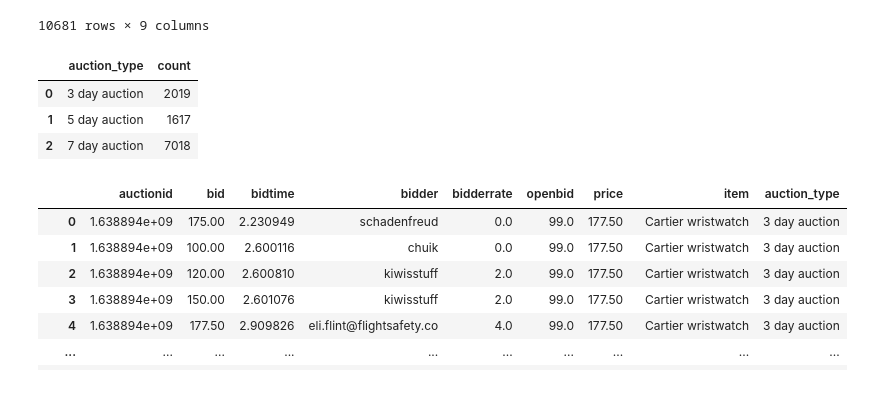
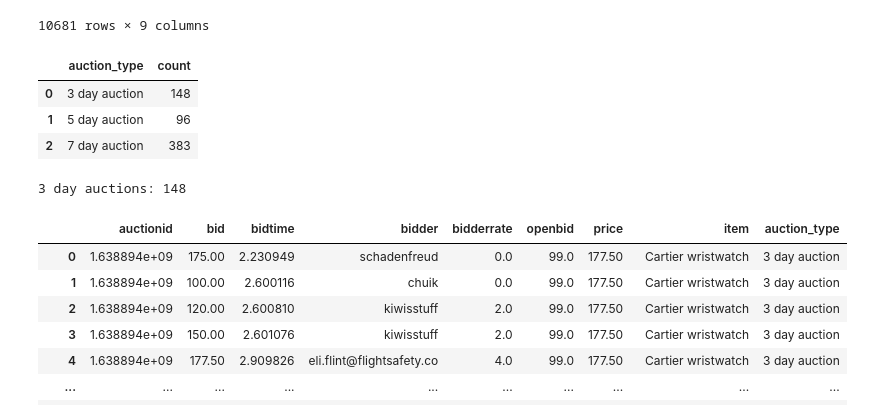
Before and after one commit to findraj/Auction-Dynamics-Simulation, a Jupyter notebook: analysis/results/results.ipynb, the cells around one changed output. Saved outputs shown, nothing was run; the diff lists cells and outputs as text; code cells hidden in the pictures.

```diff
--- a/analysis/results/results.ipynb
+++ b/analysis/results/results.ipynb
@@ -153,17 +155,23 @@ ebay_df
 10681 rows × 9 columns
 # %%
 ebay_df = ebay_df.dropna()
-counts_df = ebay_df.groupby('auction_type').size().reset_index(name='count')
+# Only keep distinc auctionids
+ebay_df_counts = ebay_df.drop_duplicates(subset='auctionid')
+# Group by auction type
+counts_df = ebay_df_counts.groupby('auction_type').size().reset_index(name='count')
 counts_df
 # %% [output]
 |  | auction_type | count |
-| 0 | 3 day auction | 2019 |
-| 1 | 5 day auction | 1617 |
-| 2 | 7 day auction | 7018 |
+| 0 | 3 day auction | 148 |
+| 1 | 5 day auction | 96 |
+| 2 | 7 day auction | 383 |
 # %%
 auctions_3_days = ebay_df.where(ebay_df['auction_type'].str.contains("3 day auction"))
 auctions_3_days = auctions_3_days.dropna()
-auctions_3_days_len = len(auctions_3_days)
+auctions_3_days_len = len(auctions_3_days.groupby('auctionid'))
+print('3 day auctions:', auctions_3_days_len)
+# %% [output]
+3 day auctions: 148
 # %%
 auctions_3_days
 # %% [output]
```
Also changed, not shown: parts of 9 cells of this notebook, 2 other files.
